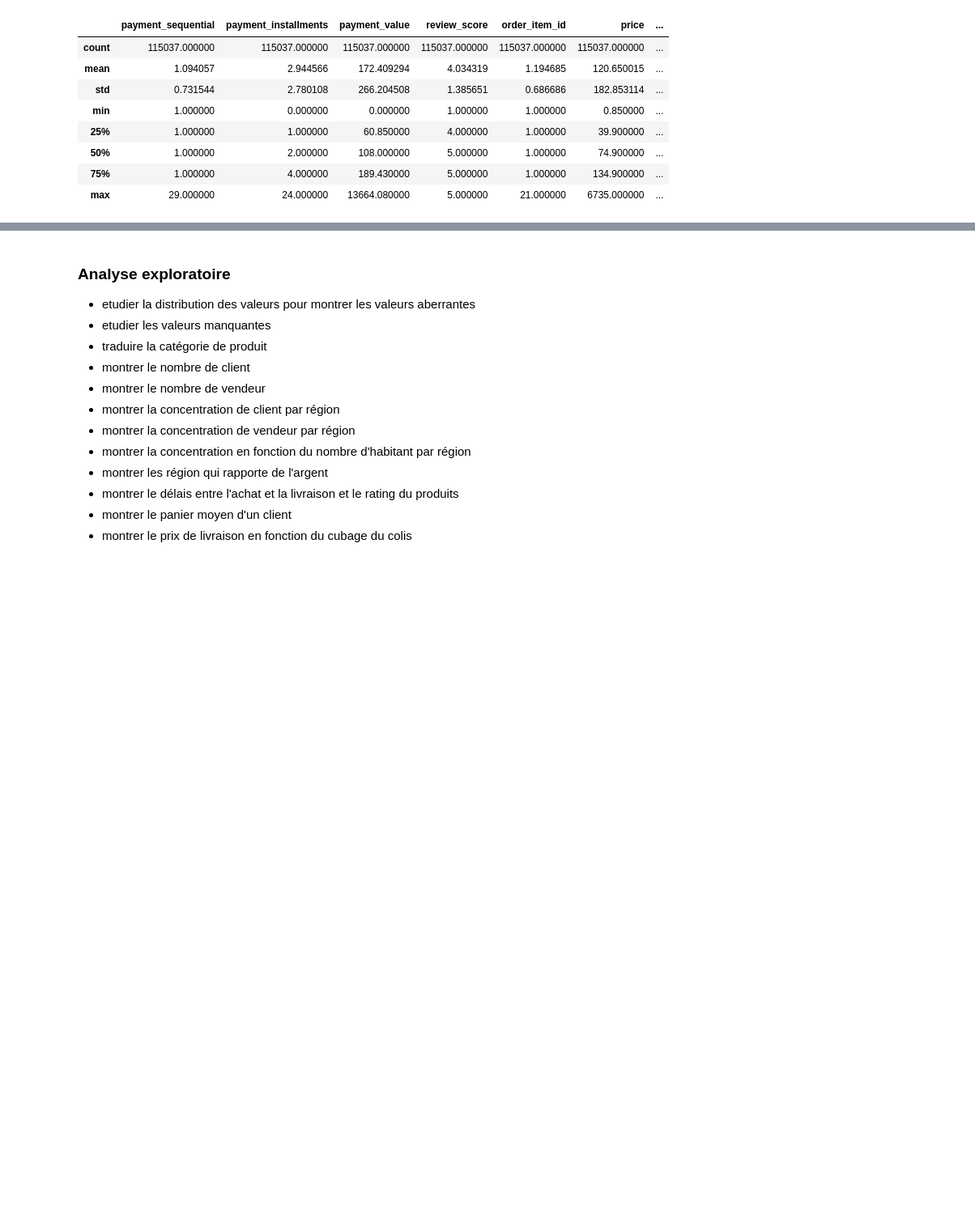
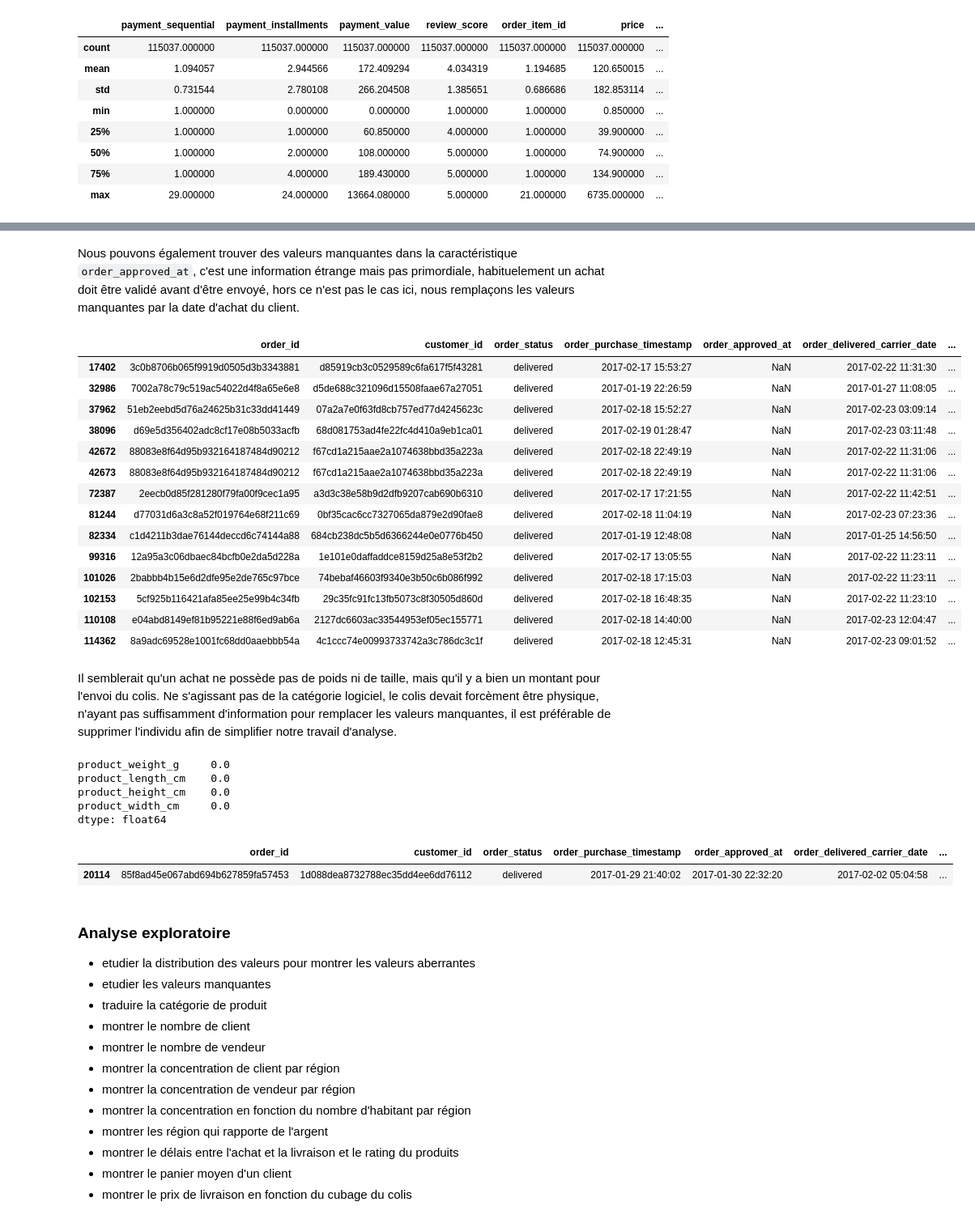
Before and after one commit to HaDock404/CustomerSegmentation, a Jupyter notebook: notebook.ipynb, the cells around one changed output, grey strips where cells are left out. Shown: that part at 81% size. Drawn from its saved outputs; the diff is of its cells as text; code cells hidden in the pictures; blank space fills up the shorter version.

```diff
--- a/notebook.ipynb
+++ b/notebook.ipynb
@@ -213,0 +261,30 @@ data.describe()
+# %%
+date_neutre_carrier = pd.to_datetime('1900-01-01 00:00:00')
+date_neutre_customer = pd.to_datetime('1900-02-01 00:00:00')
+data['order_delivered_carrier_date'] = data['order_delivered_carrier_date'].fillna(date_neutre_carrier)
+data['order_delivered_customer_date'] = data['order_delivered_customer_date'].fillna(date_neutre_customer)
+# %%
+no_title = 'no title'
+no_message = 'no message'
+data['review_comment_title'] = data['review_comment_title'].fillna(no_title)
+data['review_comment_message'] = data['review_comment_message'].fillna(no_message)
+# %% [markdown]
+Nous pouvons également trouver des valeurs manquantes dans la caractéristique `order_approved_at`, c'est une information étrange mais pas primordiale, habituelement un achat doit être validé avant d'être envoyé, hors ce n'est pas le cas ici, nous remplaçons les valeurs manquantes par la date d'achat du client.
+# %%
+data[data['order_approved_at'].isna()]
+# %% [output]
+|  | order_id | customer_id | order_status | order_purchase_timestamp | order_approved_at | order_delivered_carrier_date | ... |
+| 17402 | 3c0b8706b065f9919d0505d3b3343881 | d85919cb3c0529589c6fa617f5f43281 | delivered | 2017-02-17 15:53:27 | NaN | 2017-02-22 11:31:30 | ... |
+| 32986 | 7002a78c79c519ac54022d4f8a65e6e8 | d5de688c321096d15508faae67a27051 | delivered | 2017-01-19 22:26:59 | NaN | 2017-01-27 11:08:05 | ... |
+| 37962 | 51eb2eebd5d76a24625b31c33dd41449 | 07a2a7e0f63fd8cb757ed77d4245623c | delivered | 2017-02-18 15:52:27 | NaN | 2017-02-23 03:09:14 | ... |
+| 38096 | d69e5d356402adc8cf17e08b5033acfb | 68d081753ad4fe22fc4d410a9eb1ca01 | delivered | 2017-02-19 01:28:47 | NaN | 2017-02-23 03:11:48 | ... |
+| 42672 | 88083e8f64d95b932164187484d90212 | f67cd1a215aae2a1074638bbd35a223a | delivered | 2017-02-18 22:49:19 | NaN | 2017-02-22 11:31:06 | ... |
+| 42673 | 88083e8f64d95b932164187484d90212 | f67cd1a215aae2a1074638bbd35a223a | delivered | 2017-02-18 22:49:19 | NaN | 2017-02-22 11:31:06 | ... |
+| 72387 | 2eecb0d85f281280f79fa00f9cec1a95 | a3d3c38e58b9d2dfb9207cab690b6310 | delivered | 2017-02-17 17:21:55 | NaN | 2017-02-22 11:42:51 | ... |
+| 81244 | d77031d6a3c8a52f019764e68f211c69 | 0bf35cac6cc7327065da879e2d90fae8 | delivered | 2017-02-18 11:04:19 | NaN | 2017-02-23 07:23:36 | ... |
+| 82334 | c1d4211b3dae76144deccd6c74144a88 | 684cb238dc5b5d6366244e0e0776b450 | delivered | 2017-01-19 12:48:08 | NaN | 2017-01-25 14:56:50 | ... |
+| 99316 | 12a95a3c06dbaec84bcfb0e2da5d228a | 1e101e0daffaddce8159d25a8e53f2b2 | delivered | 2017-02-17 13:05:55 | NaN | 2017-02-22 11:23:11 | ... |
+| 101026 | 2babbb4b15e6d2dfe95e2de765c97bce | 74bebaf46603f9340e3b50c6b086f992 | delivered | 2017-02-18 17:15:03 | NaN | 2017-02-22 11:23:11 | ... |
+| 102153 | 5cf925b116421afa85ee25e99b4c34fb | 29c35fc91fc13fb5073c8f30505d860d | delivered | 2017-02-18 16:48:35 | NaN | 2017-02-22 11:23:10 | ... |
+| 110108 | e04abd8149ef81b95221e88f6ed9ab6a | 2127dc6603ac33544953ef05ec155771 | delivered | 2017-02-18 14:40:00 | NaN | 2017-02-23 12:04:47 | ... |
+| 114362 | 8a9adc69528e1001fc68dd0aaebbb54a | 4c1ccc74e00993733742a3c786dc3c1f | delivered | 2017-02-18 12:45:31 | NaN | 2017-02-23 09:01:52 | ... |
@@ -213,0 +293,21 @@ data.describe()
+# %% [markdown]
+Il semblerait qu'un achat ne possède pas de poids ni de taille, mais qu'il y a bien un montant pour l'envoi du colis. Ne s'agissant pas de la catégorie logiciel, le colis devait forcèment être physique, n'ayant pas suffisamment d'information pour remplacer les valeurs manquantes, il est préférable de supprimer l'individu afin de simplifier notre travail d'analyse.
+# %%
+Nan_values = data.isnull().sum()
+total_values = len(data)
+Nan_values = Nan_values[Nan_values > 0]
+Nan_values_percentage = (Nan_values / total_values) * 100
+Nan_values_percentage = round(Nan_values_percentage, 2)
+print(Nan_values_percentage)
+# %% [output]
+product_weight_g     0.0
+product_length_cm    0.0
+product_height_cm    0.0
+product_width_cm     0.0
+dtype: float64
+# %%
+data[data['product_weight_g'].isna()]
+#20114
+# %% [output]
+|  | order_id | customer_id | order_status | order_purchase_timestamp | order_approved_at | order_delivered_carrier_date | ... |
+| 20114 | 85f8ad45e067abd694b627859fa57453 | 1d088dea8732788ec35dd4ee6dd76112 | delivered | 2017-01-29 21:40:02 | 2017-01-30 22:32:20 | 2017-02-02 05:04:58 | ... |
```
Also changed, not shown: parts of 15 cells of this notebook.
